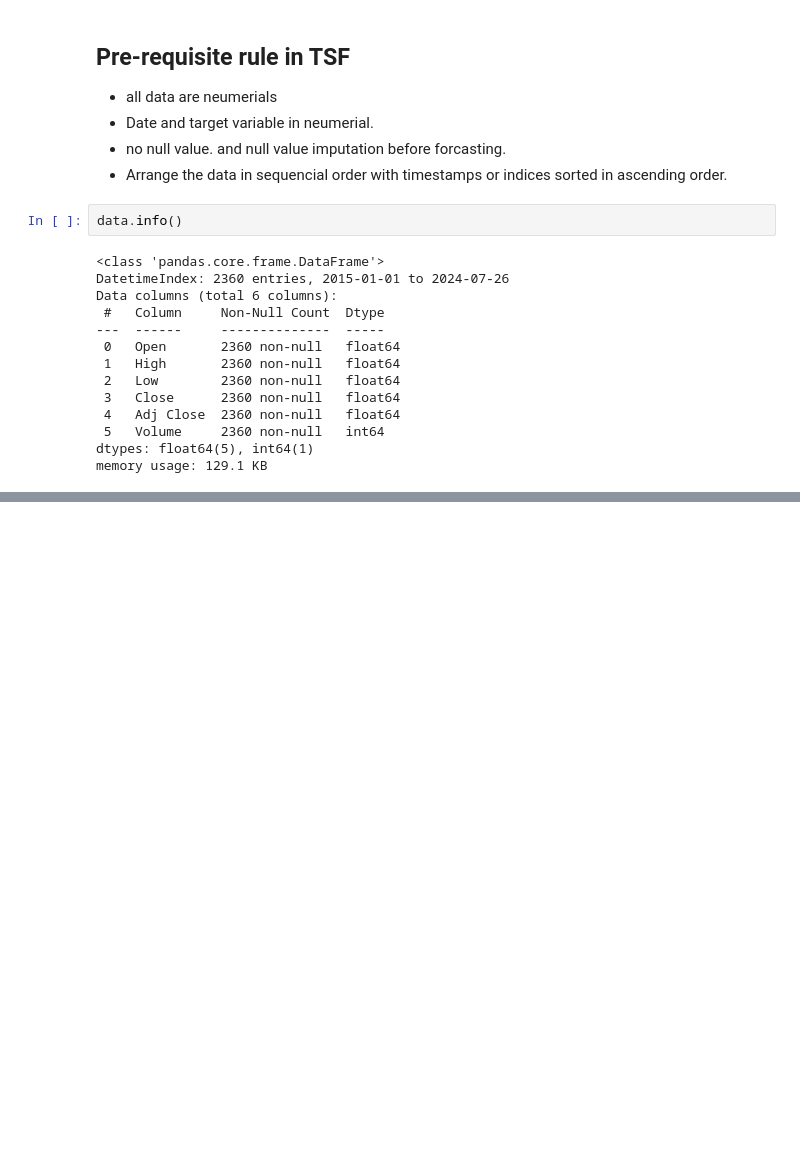
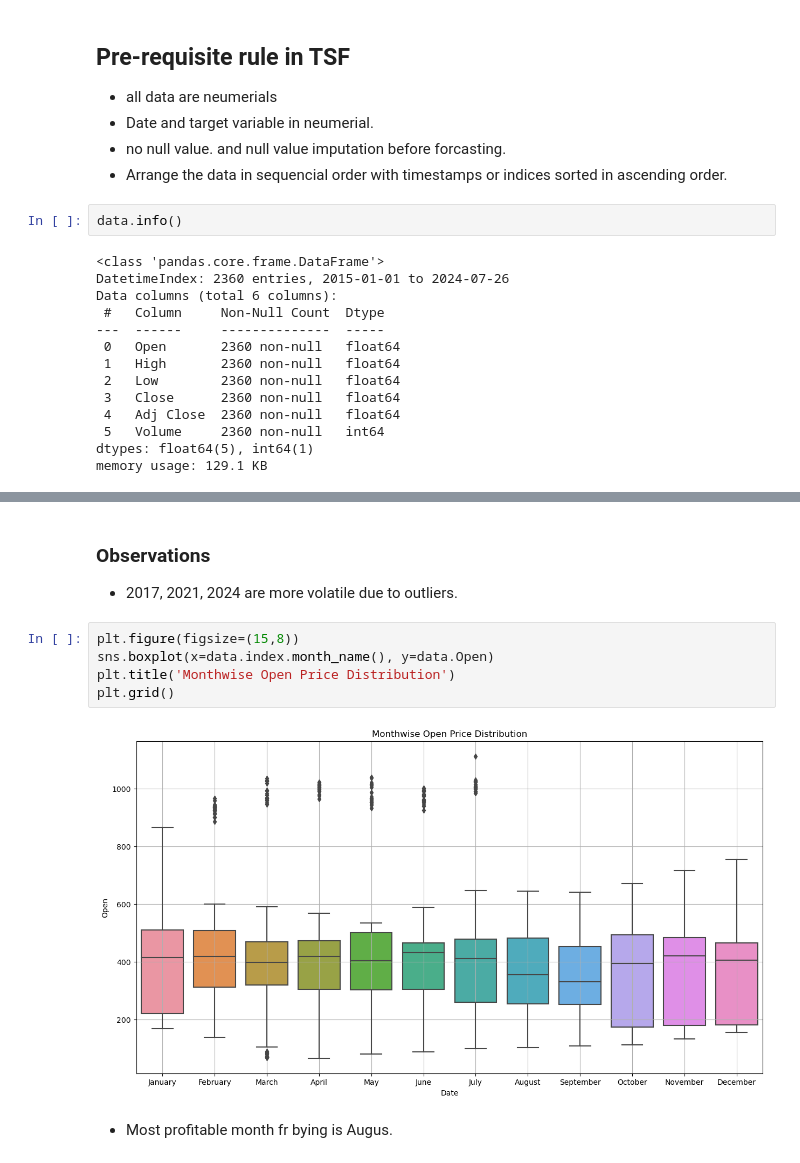
Before and after one commit to SayanGhosh1489/projects_learnbay, a Jupyter notebook: Data Science/TIme Series Forcasting/time_series_analysis.ipynb, the cells around one changed output, grey strips where cells are left out. Saved outputs shown, nothing was run; the diff lists cells and outputs as text; blank space fills up the shorter version.

```diff
--- a/Data Science/TIme Series Forcasting/time_series_analysis.ipynb
+++ b/Data Science/TIme Series Forcasting/time_series_analysis.ipynb
@@ -50,0 +102,12 @@ Name: 2015-02-27 00:00:00, dtype: float64
+# %% [markdown]
+### Observations
+- 2017, 2021, 2024 are more volatile due to outliers.
+# %%
+plt.figure(figsize=(15,8))
+sns.boxplot(x=data.index.month_name(), y=data.Open)
+plt.title('Monthwise Open Price Distribution')
+plt.grid()
+# %% [output]
+[figure, added]
+# %% [markdown]
+- Most profitable month fr bying is Augus.
```
Also changed, not shown: parts of 22 cells of this notebook.
